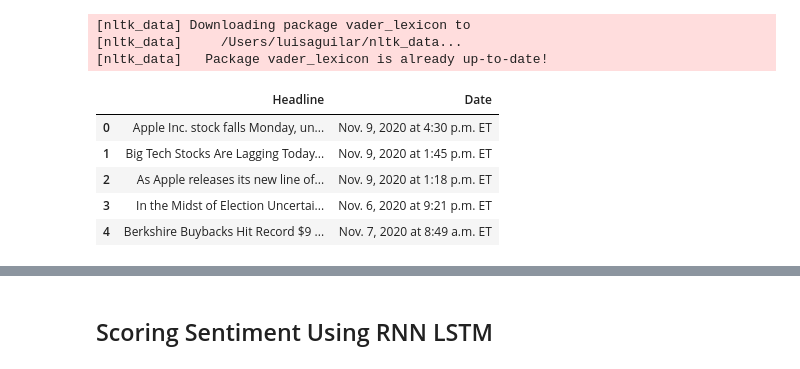
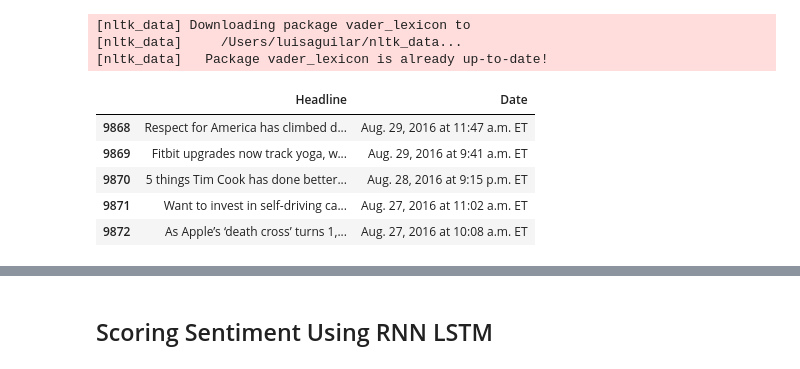
Before and after one commit to laguilar359/Group1_Project2, a Jupyter notebook: ML Models/LSTM_RNN/LSTM_RNN_Sentiment.ipynb, the cells around one changed output, grey strips where cells are left out. Saved outputs shown, nothing was run; the diff lists cells and outputs as text; code cells hidden in the pictures.

```diff
--- a/ML Models/LSTM_RNN/LSTM_RNN_Sentiment.ipynb
+++ b/ML Models/LSTM_RNN/LSTM_RNN_Sentiment.ipynb
@@ -19,21 +22,21 @@ analyzer = SentimentIntensityAnalyzer()
 # %%
 aapl_file = Path('../Resources/AAPL_HEADLINES.csv')
 btc_file = Path('../Resources/BTCUSA_HEADLINES.csv')
 spy_file = Path('../Resources/SPY_HEADLINES.csv')
 tsla_file = Path('../Resources/TSLA_HEADLINES.csv')
 
 aapl_headlines = pd.read_csv(aapl_file)
 btc_headlines = pd.read_csv(btc_file)
 spy_headlines = pd.read_csv(spy_file)
 tsla_headlines = pd.read_csv(tsla_file)
-aapl_headlines.head()
+aapl_headlines.tail()
 # %% [output]
 |  | Headline | Date |
-| 0 | Apple Inc. stock falls Monday, un... | Nov. 9, 2020 at 4:30 p.m. ET |
-| 1 | Big Tech Stocks Are Lagging Today... | Nov. 9, 2020 at 1:45 p.m. ET |
-| 2 | As Apple releases its new line of... | Nov. 9, 2020 at 1:18 p.m. ET |
-| 3 | In the Midst of Election Uncertai... | Nov. 6, 2020 at 9:21 p.m. ET |
-| 4 | Berkshire Buybacks Hit Record $9 ... | Nov. 7, 2020 at 8:49 a.m. ET |
+| 9868 | Respect for America has climbed d... | Aug. 29, 2016 at 11:47 a.m. ET |
+| 9869 | Fitbit upgrades now track yoga, w... | Aug. 29, 2016 at 9:41 a.m. ET |
+| 9870 | 5 things Tim Cook has done better... | Aug. 28, 2016 at 9:15 p.m. ET |
+| 9871 | Want to invest in self-driving ca... | Aug. 27, 2016 at 11:02 a.m. ET |
+| 9872 | As Apple’s ‘death cross’ turns 1,... | Aug. 27, 2016 at 10:08 a.m. ET |
 # %%
 def get_sentiment(score):
     """
```
Also changed, not shown: parts of 16 cells of this notebook, 1 other file.
